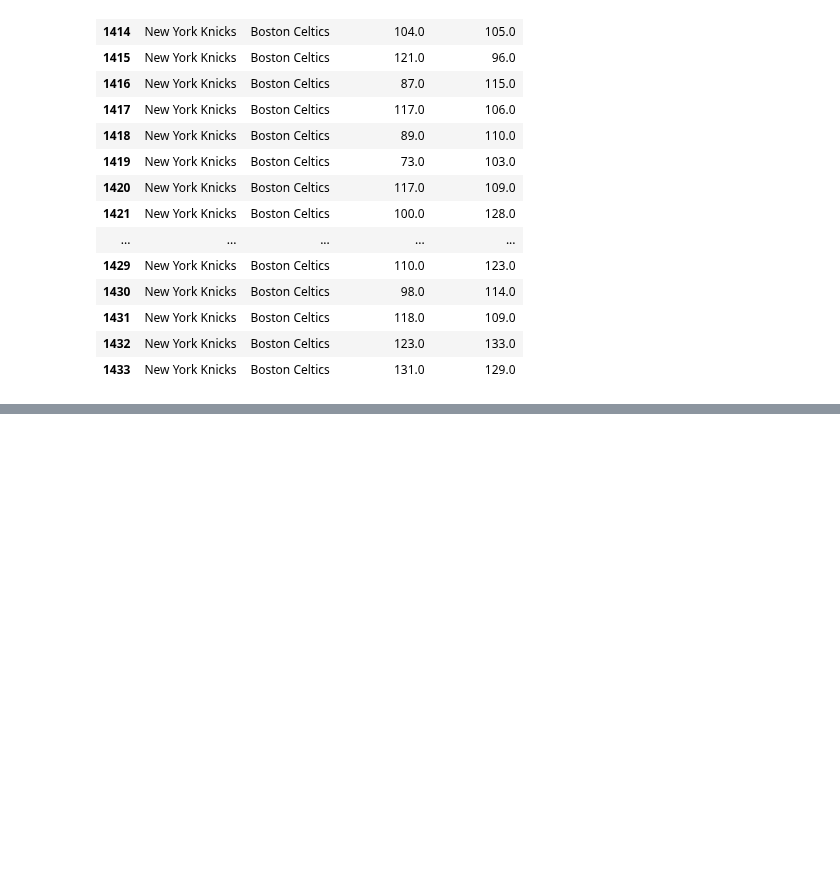
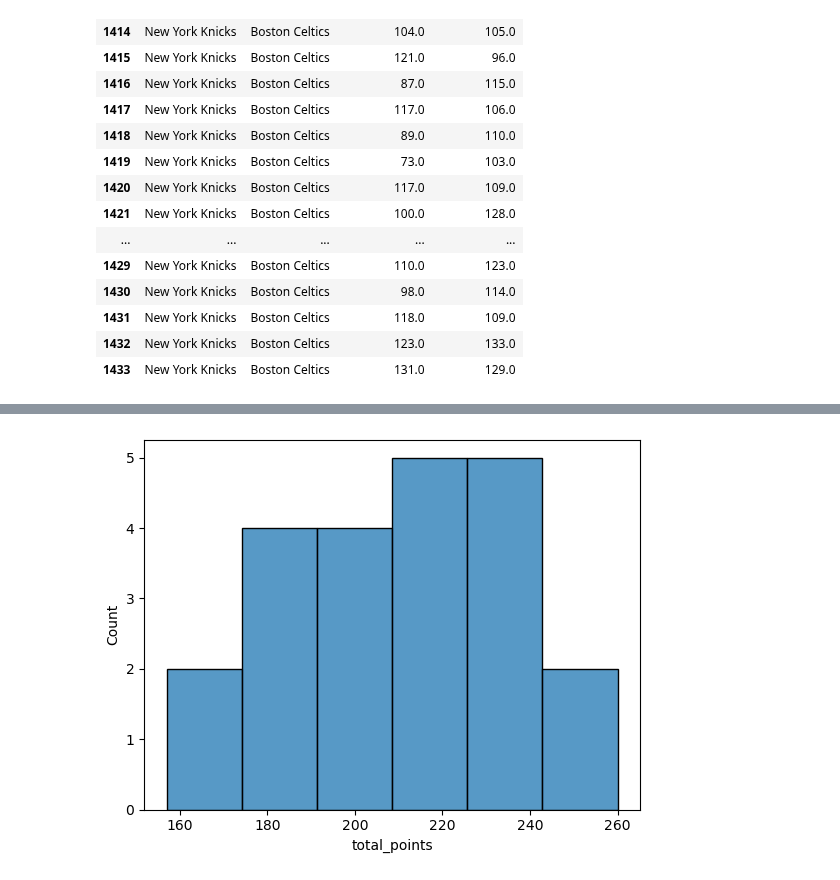
Before and after one commit to VincentGordon-Data-Analyst/nba-api, a Jupyter notebook: nba-analysis.ipynb, the cells around one changed output, grey strips where cells are left out. Cells and saved outputs as stored; diff of their text form; code cells hidden in the pictures; blank space fills up the shorter version.

```diff
--- a/nba-analysis.ipynb
+++ b/nba-analysis.ipynb
@@ -152,0 +167,5 @@ matchup_game
+# %%
+sns.histplot(data=matchup_game, x='total_points')
+plt.show()
+# %% [output]
+[figure, added]
```
Also changed, not shown: parts of 7 cells of this notebook.
